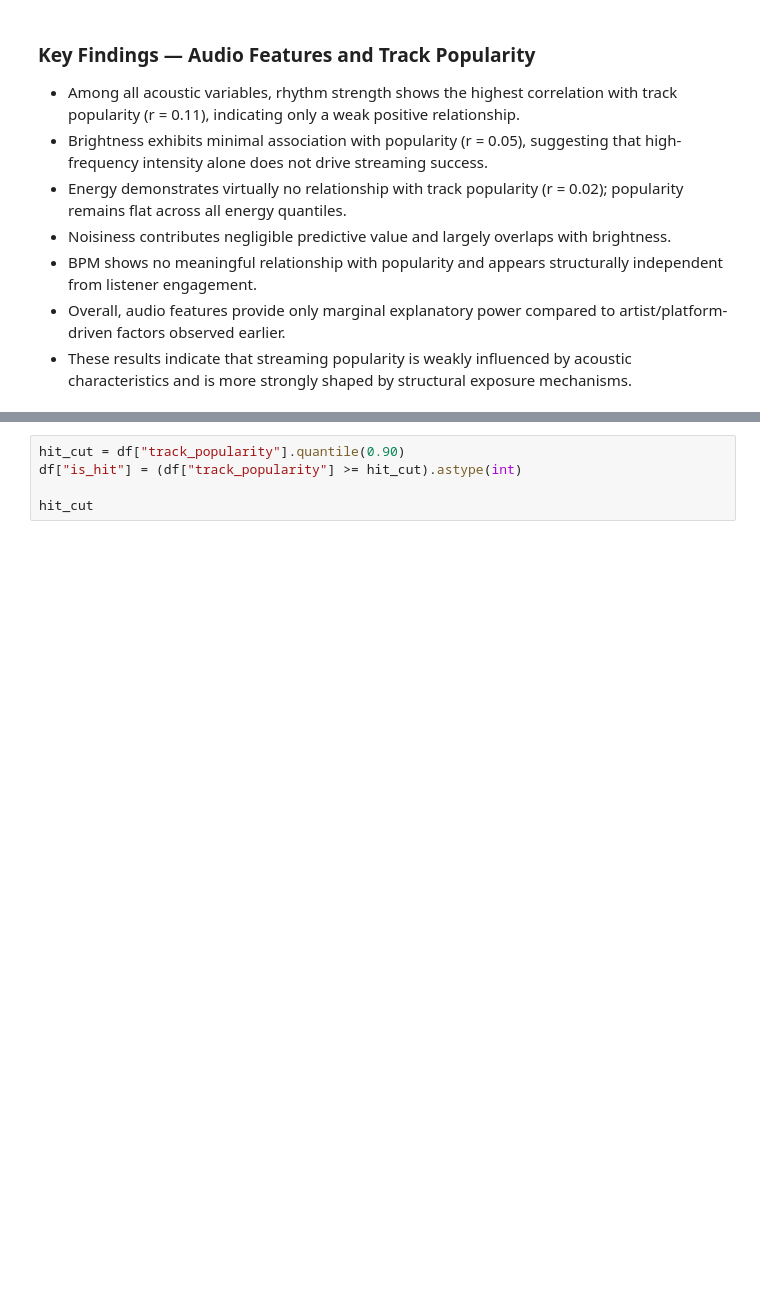
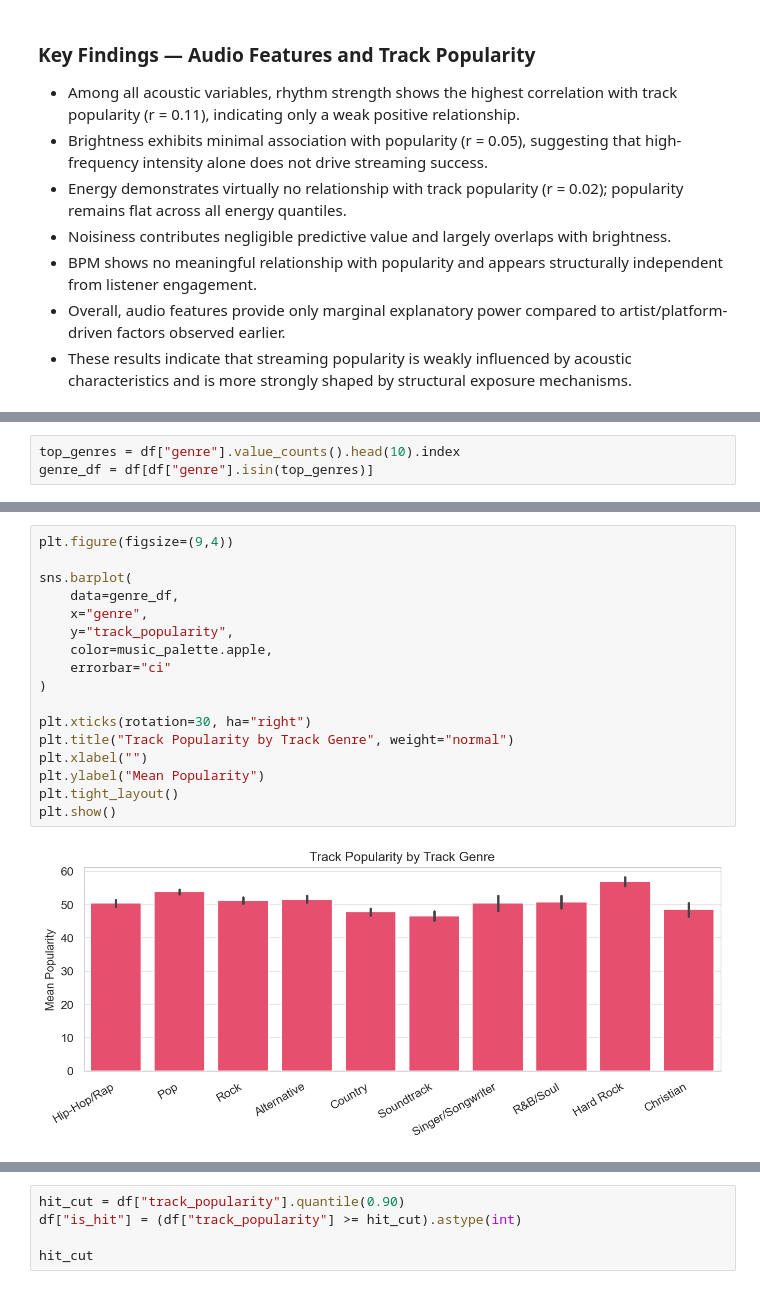
Before and after one commit to lucytheboss/what-drives-music-popularity, a Jupyter notebook: notebooks/04_exploratory_data_analysis.ipynb, the cells around one changed output, grey strips where cells are left out. Saved outputs shown, nothing was run; the diff lists cells and outputs as text; blank space fills up the shorter version.

Commit message:
Finalize genre analysis and add consolidated EDA insights

```diff
--- a/notebooks/04_exploratory_data_analysis.ipynb
+++ b/notebooks/04_exploratory_data_analysis.ipynb
@@ -484,0 +490,3 @@ plt.show()
+# %%
+top_genres = df["genre"].value_counts().head(10).index
+genre_df = df[df["genre"].isin(top_genres)]
@@ -484,0 +512,19 @@ plt.show()
+# %%
+plt.figure(figsize=(9,4))
+
+sns.barplot(
+    data=genre_df,
+    x="genre",
+    y="track_popularity",
+    color=music_palette.apple,
+    errorbar="ci"
+)
+
+plt.xticks(rotation=30, ha="right")
+plt.title("Track Popularity by Track Genre", weight="normal")
+plt.xlabel("")
+plt.ylabel("Mean Popularity")
+plt.tight_layout()
+plt.show()
+# %% [output]
+[figure, added]
```
Also changed, not shown: parts of 19 cells of this notebook.
